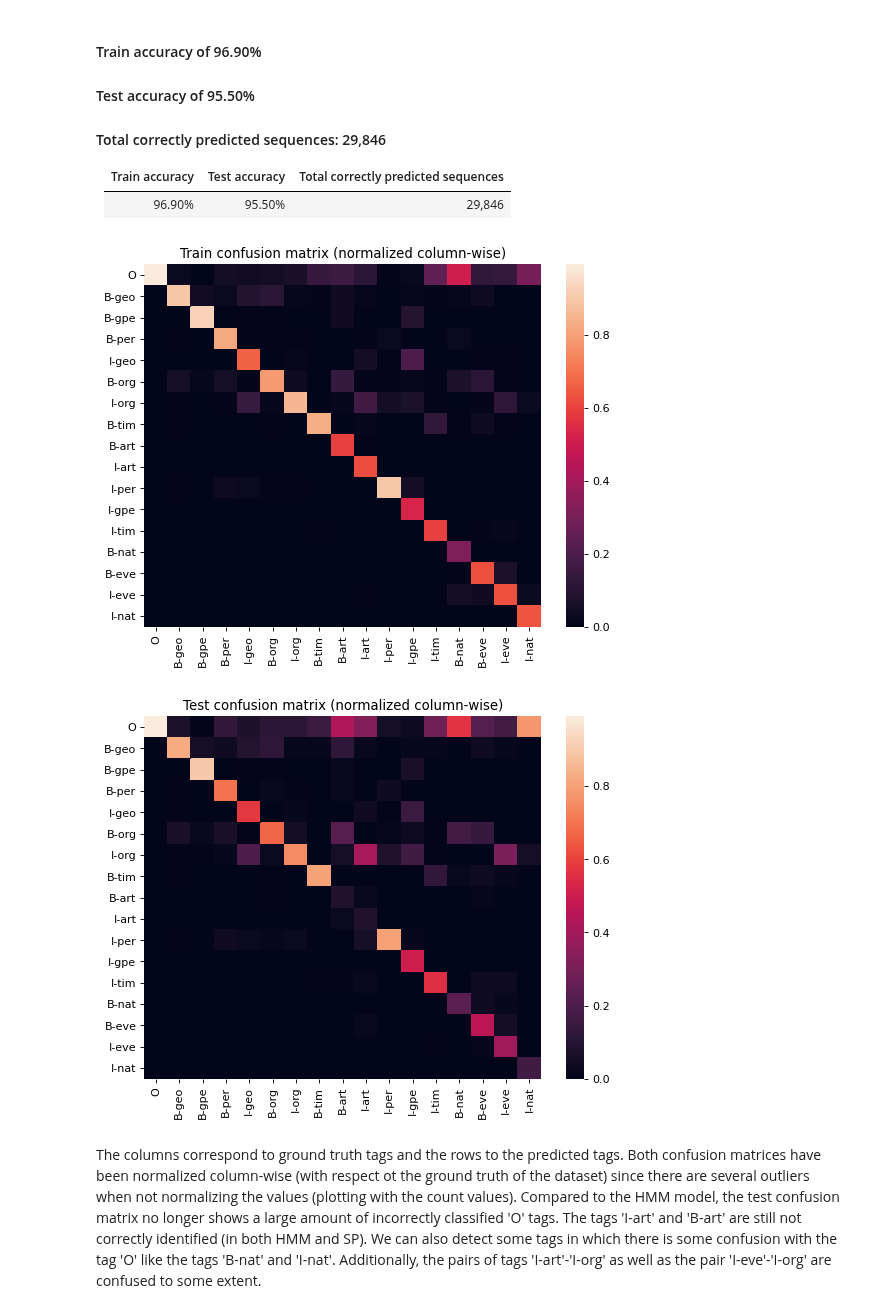
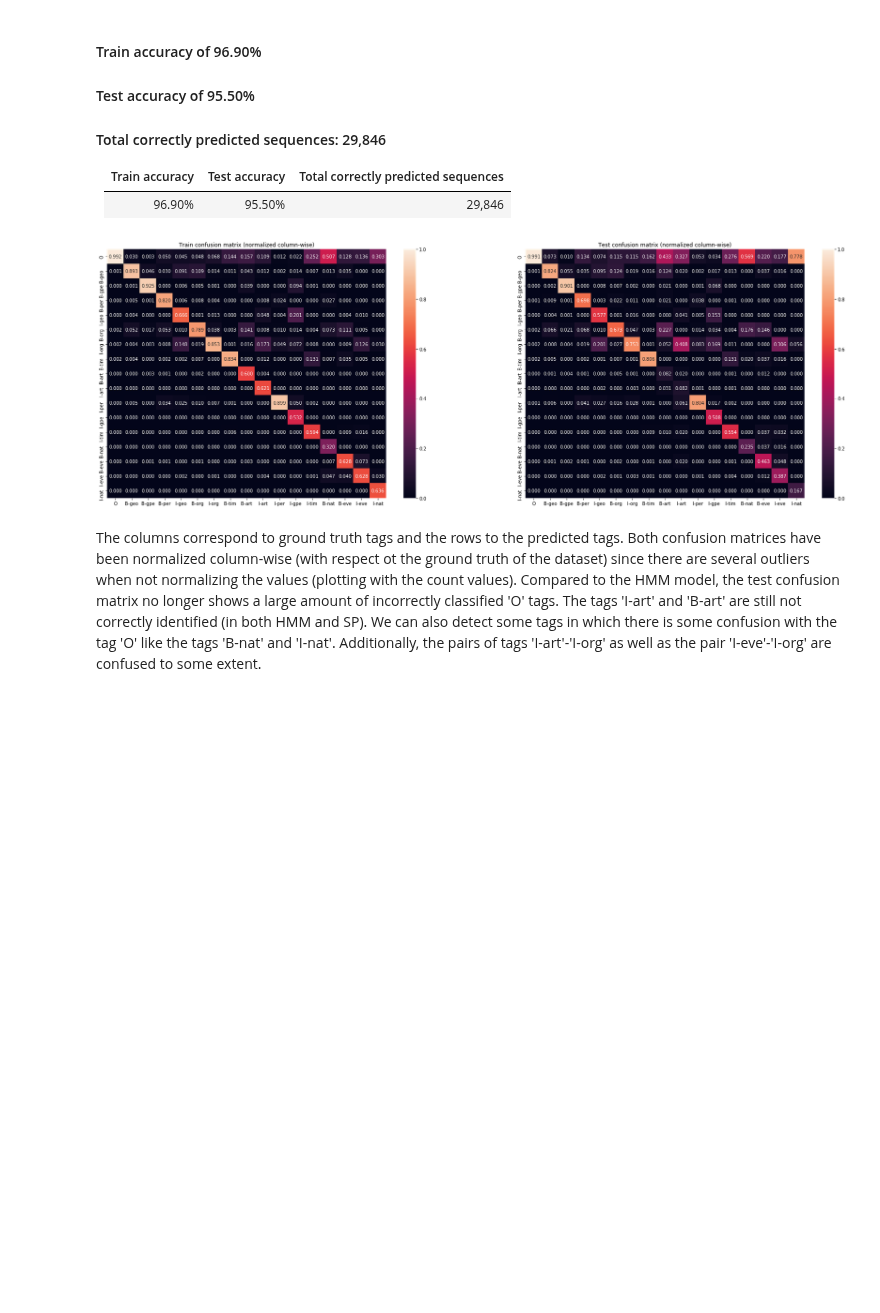
Before and after one commit to jordisc97/NLP-Assignment-1, a Jupyter notebook: deliverable_2/AlbertGarcia_PereGilabert_MikeDePass_JordiSole_AlejandroGonzalez/reproduce_results.ipynb, the cells around one changed output. Drawn from its saved outputs; the diff is of its cells as text; code cells hidden in the pictures; blank space fills up the shorter version.

```diff
--- a/deliverable_2/AlbertGarcia_PereGilabert_MikeDePass_JordiSole_AlejandroGonzalez/reproduce_results.ipynb
+++ b/deliverable_2/AlbertGarcia_PereGilabert_MikeDePass_JordiSole_AlejandroGonzalez/reproduce_results.ipynb
@@ -460,19 +473,30 @@ KeyboardInterrupt:
 # %%
 from matplotlib.pyplot import figure
 num2label = {v:k for k,v in sp.state_labels.items()}
 
+fig = plt.figure(figsize=(30,10))
+ax = fig.add_subplot(121)
+
 normalized_train_conf = train_conf / np.sum(train_conf, axis=0)
-figure(num=None, figsize=(8, 6), dpi=80, facecolor='w', edgecolor='k')
-sn.heatmap(normalized_train_conf, annot=False, xticklabels=list(map(lambda x: num2label[x], tags)), yticklabels=list(map(lambda x: num2label[x], tags))).set_title("Train confusion matrix (normalized column-wise)")
+sn.heatmap(normalized_train_conf, annot=True, fmt='.3f',
+           xticklabels=list(map(lambda x: num2label[x], tags)),
+           yticklabels=list(map(lambda x: num2label[x], tags)),
+           ax=ax, vmax=1).set_title("Train confusion matrix (normalized column-wise)")
+b,t = plt.ylim()
+plt.ylim(b+0.5, t-0.5)
+
+ax = fig.add_subplot(122)
+normalized_test_conf = test_conf / np.sum(test_conf, axis=0)
+sn.heatmap(normalized_test_conf, annot=True, fmt='.3f',
+           xticklabels=list(map(lambda x: num2label[x], tags)),
+           yticklabels=list(map(lambda x: num2label[x], tags)),
+           ax=ax, vmax=1).set_title("Test confusion matrix (normalized column-wise)")
+b,t = plt.ylim()
+plt.ylim(b+0.5, t-0.5)
+
 plt.show()
-
-normalized_test_conf = test_conf / np.sum(test_conf, axis=0)
-figure(num=None, figsize=(8, 6), dpi=80, facecolor='w', edgecolor='k')
-sn.heatmap(normalized_test_conf, annot=False, xticklabels=list(map(lambda x: num2label[x], tags)), yticklabels=list(map(lambda x: num2label[x], tags))).set_title("Test confusion matrix (normalized column-wise)")
-plt.show()
 # %% [output]
-[figure, old version]
+[figure, new version]
-[figure, removed]
 # %% [markdown]
 The columns correspond to ground truth tags and the rows to the predicted tags. Both confusion matrices have been normalized column-wise (with respect ot the ground truth of the dataset) since there are several outliers when not normalizing the values (plotting with the count values). Compared to the HMM model, the test confusion matrix no longer shows a large amount of incorrectly classified 'O' tags. The tags 'I-art' and 'B-art' are still not correctly identified (in both HMM and SP). We can also detect some tags in which there is some confusion with the tag 'O' like the tags 'B-nat' and 'I-nat'. Additionally, the pairs of tags 'I-art'-'I-org' as well as the pair 'I-eve'-'I-org' are confused to some extent.
 # %%
```
Also changed, not shown: parts of 16 cells of this notebook.
